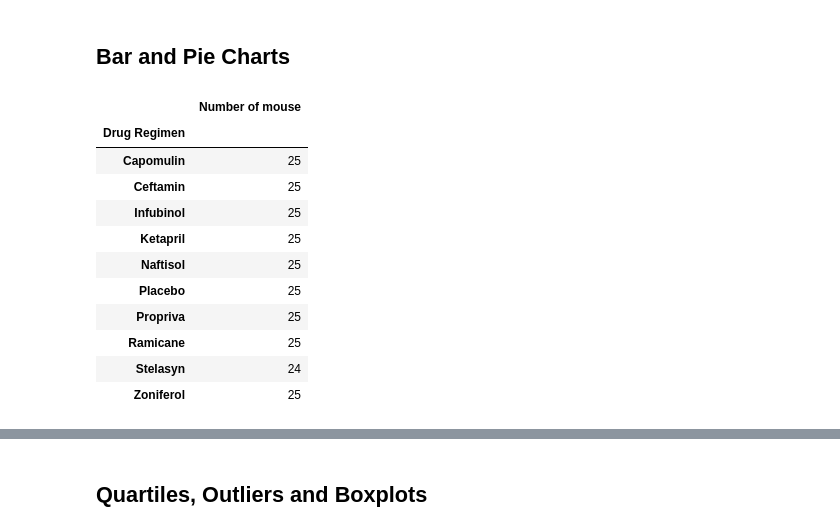
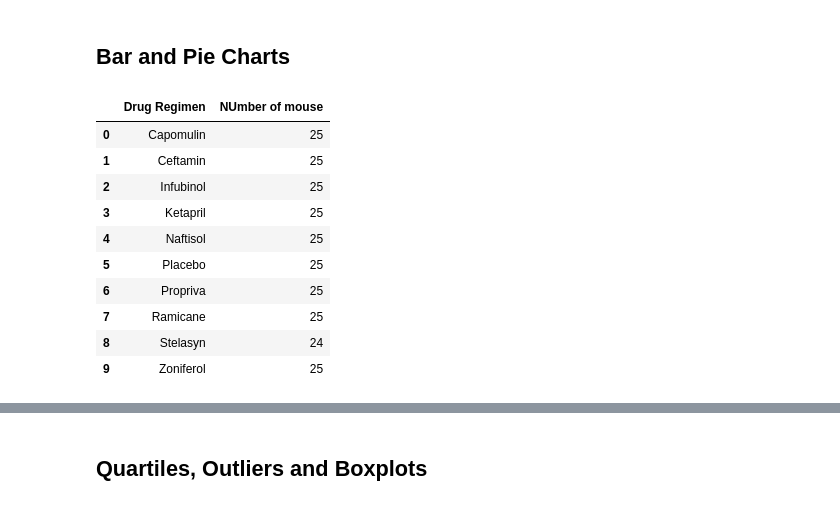
Before and after one commit to ChloeThan/Matplotlib_Challenge, a Jupyter notebook: pymaceuticals_chloe.ipynb, the cells around one changed output, grey strips where cells are left out. Drawn from its saved outputs; the diff is of its cells as text; code cells hidden in the pictures.

```diff
--- a/pymaceuticals_chloe.ipynb
+++ b/pymaceuticals_chloe.ipynb
@@ -134,27 +134,21 @@ The summary statistics table:
 # %%
 # Generate a bar plot showing the total number of mice for each treatment throughout the course of the study using pyplot.
 
-mouse_data_drug = mouse_metadata.groupby(['Drug Regimen'])
-mouse_count_drug = mouse_data_treatment["Mouse ID"].count()
-
-mouse_data_drug_df = pd.DataFrame({
-    'Number of mouse': mouse_count_drug,
-})
+mouse_data_drug_df = mouse_metadata.groupby(['Drug Regimen'])["Mouse ID"].count().reset_index(name='NUmber of mouse')
 
 mouse_data_drug_df
 # %% [output]
-|  | Number of mouse |
-| Drug Regimen |  |
-| Capomulin | 25 |
-| Ceftamin | 25 |
-| Infubinol | 25 |
-| Ketapril | 25 |
-| Naftisol | 25 |
-| Placebo | 25 |
-| Propriva | 25 |
-| Ramicane | 25 |
-| Stelasyn | 24 |
-| Zoniferol | 25 |
+|  | Drug Regimen | NUmber of mouse |
+| 0 | Capomulin | 25 |
+| 1 | Ceftamin | 25 |
+| 2 | Infubinol | 25 |
+| 3 | Ketapril | 25 |
+| 4 | Naftisol | 25 |
+| 5 | Placebo | 25 |
+| 6 | Propriva | 25 |
+| 7 | Ramicane | 25 |
+| 8 | Stelasyn | 24 |
+| 9 | Zoniferol | 25 |
 # %%
 x_axis = np.arange(len(mouse_data_drug_df))
 tick_locations = [value for value in x_axis]
```
Also changed, not shown: parts of 1 cell of this notebook.
